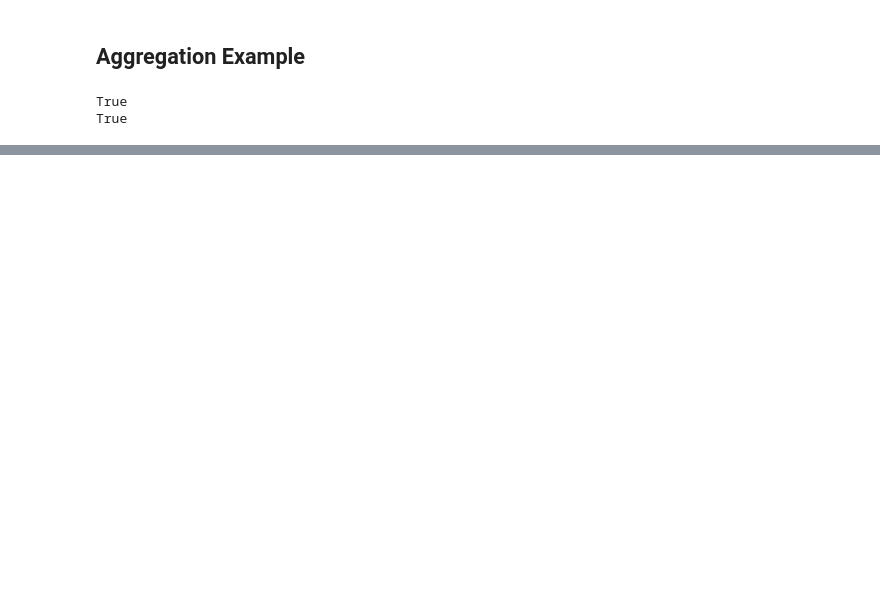
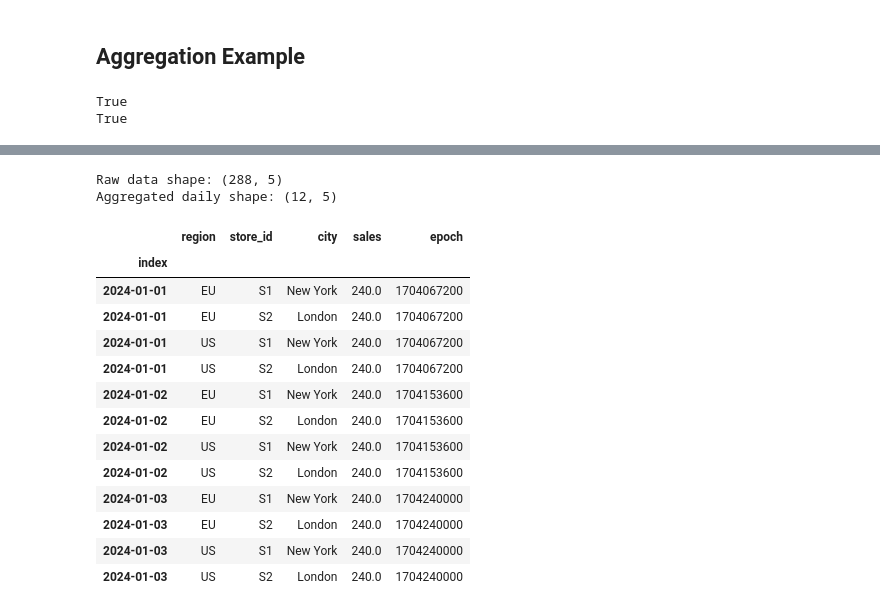
Before and after one commit to manojmanivannan/ts-data-generator, a Jupyter notebook: notebooks/aggregate.ipynb, the cells around one changed output, grey strips where cells are left out. Saved outputs shown, nothing was run; the diff lists cells and outputs as text; code cells hidden in the pictures; blank space fills up the shorter version.

```diff
--- a/notebooks/aggregate.ipynb
+++ b/notebooks/aggregate.ipynb
@@ -91,0 +96,47 @@ True
+# %%
+# Aggregation across expanded dimensional combinations
+d_exp = DataGen(
+    start_datetime="2024-01-01 00:00:00",
+    end_datetime="2024-01-03 23:00:00",
+    granularity="h",
+    seed=42,
+    expand_dimensions=True,
+)
+
+d_exp.add_dimension("region", random_choice(["US", "EU"]))
+d_exp.add_multi_items(
+    names=["store_id", "city"],
+    function=[("S1", "New York"), ("S2", "London")],
+)
+
+d_exp.add_metric(
+    "sales",
+    {LinearTrend(offset=10, slope=0, noise_level=0)},
+    aggregation_type=AggregationType.SUM,
+)
+
+# 72 hours x 2 regions x 2 stores = 288 rows
+df_raw = d_exp.data
+print(f"Raw data shape: {df_raw.shape}")
+
+# Aggregate to daily ('D'): 3 days x 4 combinations = 12 rows
+df_daily = d_exp.aggregate(granularity="D")
+print(f"Aggregated daily shape: {df_daily.shape}")
+df_daily.head(12)
+# %% [output]
+Raw data shape: (288, 5)
+Aggregated daily shape: (12, 5)
+|  | region | store_id | city | sales | epoch |
+| index |  |  |  |  |  |
+| 2024-01-01 | EU | S1 | New York | 240.0 | 1704067200 |
+| 2024-01-01 | EU | S2 | London | 240.0 | 1704067200 |
+| 2024-01-01 | US | S1 | New York | 240.0 | 1704067200 |
+| 2024-01-01 | US | S2 | London | 240.0 | 1704067200 |
+| 2024-01-02 | EU | S1 | New York | 240.0 | 1704153600 |
+| 2024-01-02 | EU | S2 | London | 240.0 | 1704153600 |
+| 2024-01-02 | US | S1 | New York | 240.0 | 1704153600 |
+| 2024-01-02 | US | S2 | London | 240.0 | 1704153600 |
+| 2024-01-03 | EU | S1 | New York | 240.0 | 1704240000 |
+| 2024-01-03 | EU | S2 | London | 240.0 | 1704240000 |
+| 2024-01-03 | US | S1 | New York | 240.0 | 1704240000 |
+| 2024-01-03 | US | S2 | London | 240.0 | 1704240000 |
```
Also changed, not shown: parts of 1 cell of this notebook, 6 other files.
